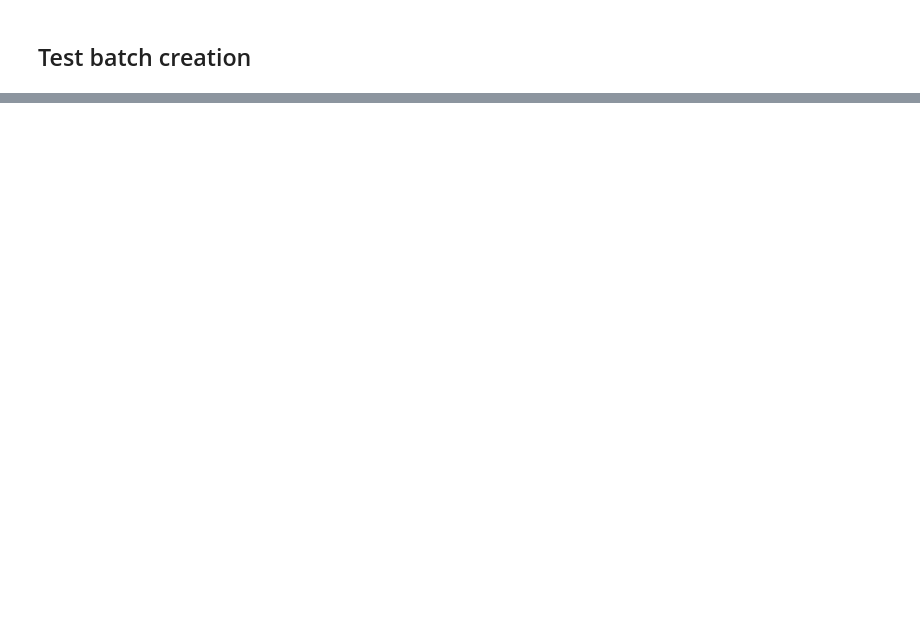
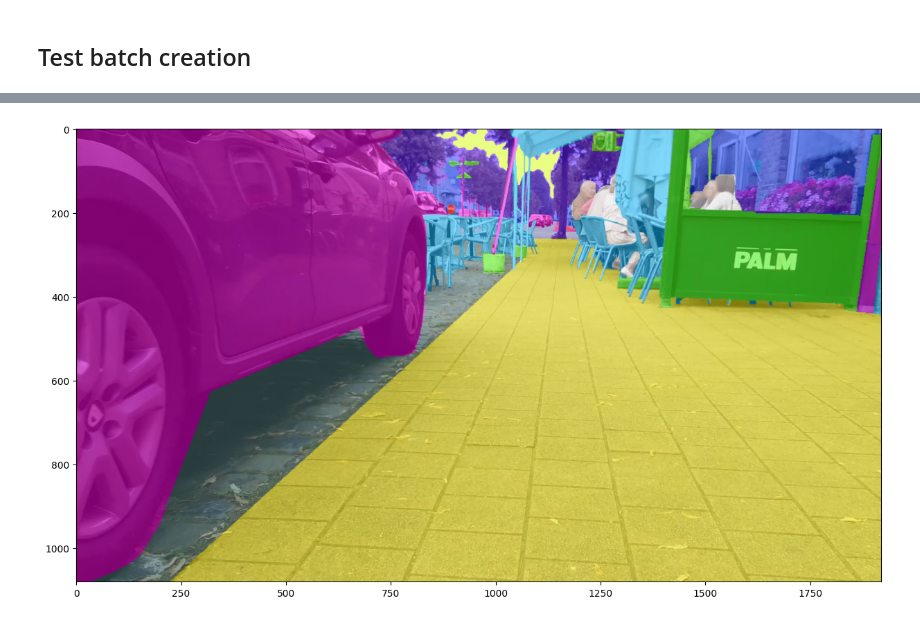
Before and after one commit to JuliaPutz/DeepLearning_group4, a Jupyter notebook: A3/testing.ipynb, the cells around one changed output, grey strips where cells are left out. Saved outputs shown, nothing was run; the diff lists cells and outputs as text; code cells hidden in the pictures; blank space fills up the shorter version.

```diff
--- a/A3/testing.ipynb
+++ b/A3/testing.ipynb
@@ -67,0 +90,6 @@ Label: flat-sidewalk
+# %%
+# ground truth
+segmentation_map = batch["original_segmentation_maps"][0]
+show_overlay(image, segmentation_map)
+# %% [output]
+[figure, added]
```
Also changed, not shown: parts of 13 cells of this notebook.
